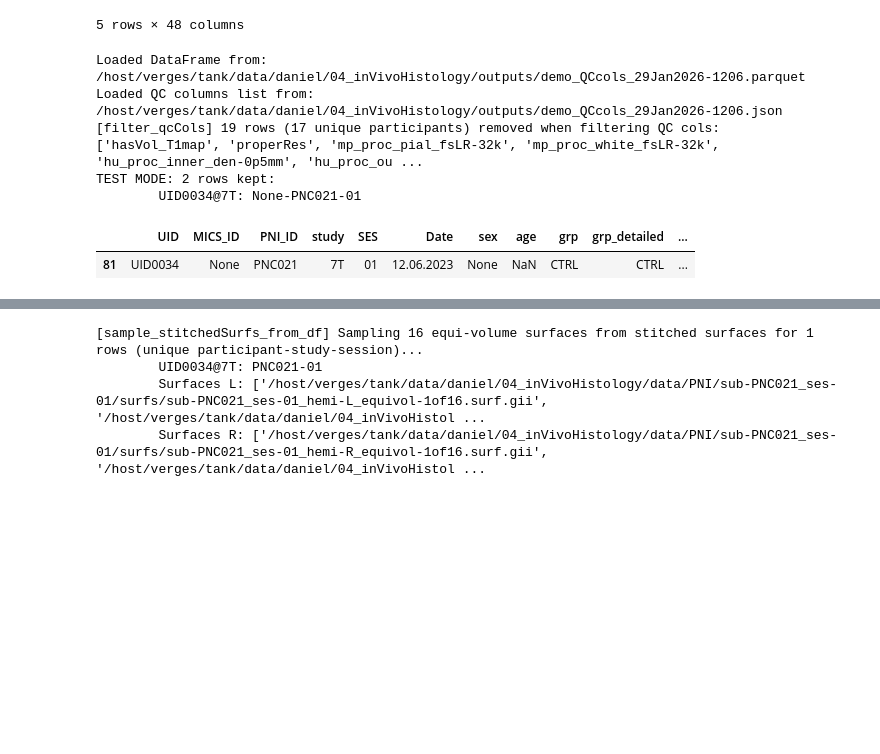
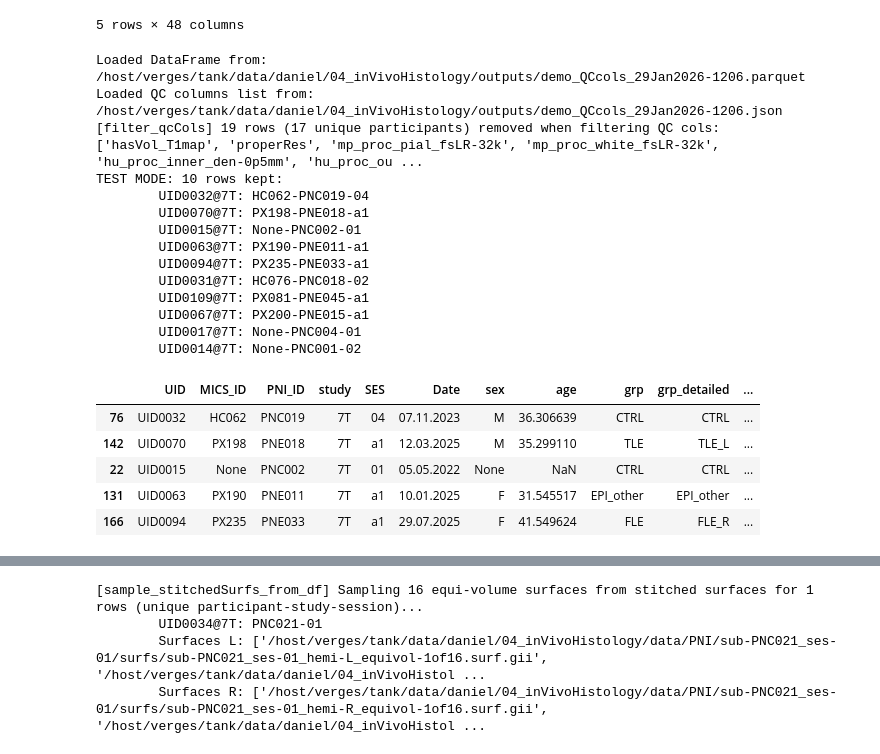
Before and after one commit to mendelsonD/invivohist, a Jupyter notebook: main.ipynb, the cells around one changed output, grey strips where cells are left out. Saved outputs shown, nothing was run; the diff lists cells and outputs as text; code cells hidden in the pictures; blank space fills up the shorter version.

Commit message:
Tested stitching, masking, equivolumetric sampling

```diff
--- a/main.ipynb
+++ b/main.ipynb
@@ -23,8 +24,8 @@ import dataChecks as check
 # %%
 # parameters
 
-test = True
-test_n = 2
+test = False
+test_n = 10
 verbose = True
 
 demographics_pth = '/host/verges/tank/data/daniel/00_commonUtils/01_demographics/02_combined/demographics_23Jan2026-161349.csv'
@@ -34,6 +35,18 @@ dirs_project = {
     'dir_data': 'data/',
     'dir_out': 'outputs/'
 }
+
+mask_info = {
+    'perform': True,
+    'dir_root': '/host/verges/tank/data/daniel/04_inVivoHistology/code/resources',
+    'maskName': 'Mesial Temporal Mask',
+    'maskSuffix': 'mesialTemp',
+    'surfs_stitched_mask': "stitch_ctx-glsr_hipp-DK25_05Feb2026_mesialTemporal_mask.gii",
+    'surfs_stitched_lbls': "code/resources/stitch_lblVals_ctx-glsr_hipp-DK25_05Feb2026_mesialTemporal_masked.label.gii"
+}
+
+if test:
+    dirs_project['dir_data'] = os.path.join(dirs_project['dir_data'], 'test/')
 
 features = ["T1map"]
 
@@ -65,6 +78,9 @@ MICS = {
     'dir_hu': 'hippunfold_v1.3.0/hippunfold/', # update to v2?
 }
 
+
+
+
 varsOfInterest = ['UID', 'MICS_ID', 'PNI_ID', 'study', 'SES', 'Date', 'sex', 'age', 'grp','grp_detailed']
 
 study_dicts = [PNI, MICS]
@@ -128,37 +144,49 @@ if do_checks:
 # %%
 # filter based on QC columns
 reimport = False
 if "demo_volSurf_check" not in locals() or reimport:
     common_pth = "/host/verges/tank/data/daniel/04_inVivoHistology/outputs/demo_QCcols_29Jan2026-1206"
     demo_volSurf_check = pd.read_parquet(f"{common_pth}.parquet")
     qc_cols = json.load(open(f"{common_pth}.json"))
     print(f"Loaded DataFrame from: {common_pth}.parquet")
     print(f"Loaded QC columns list from: {common_pth}.json")
 
 # filter out bad QC
 qc_cols_present = [col for col in qc_cols if col in demo_volSurf_check.columns]
 demo_qc, rm_rows = check.filter_qcCols(demo_volSurf_check, qc_cols)
 
 
-
 if test:
     # take random sample of test_n subjects
-    #demo_qc = demo_qc.sample(n=test_n)
+    demo_qc = demo_qc.sample(n=test_n)
 
     # take specific row:
-    demo_qc = demo_qc.loc[demo_qc['PNI_ID'] == 'PNC021']
+    #demo_qc = demo_qc.loc[demo_qc['PNI_ID'] == 'PNC021']
 
     print(f"TEST MODE: {test_n} rows kept:")
     for idx, row in demo_qc.iterrows():
         print(f"\t{row['UID']}@{row['study']}: {row['MICS_ID']}-{row['PNI_ID']}-{row['SES']}")
 
 demo_qc.head()
 # %% [output]
 Loaded DataFrame from: /host/verges/tank/data/daniel/04_inVivoHistology/outputs/demo_QCcols_29Jan2026-1206.parquet
 Loaded QC columns list from: /host/verges/tank/data/daniel/04_inVivoHistology/outputs/demo_QCcols_29Jan2026-1206.json
 [filter_qcCols] 19 rows (17 unique participants) removed when filtering QC cols: ['hasVol_T1map', 'properRes', 'mp_proc_pial_fsLR-32k', 'mp_proc_white_fsLR-32k', 'hu_proc_inner_den-0p5mm', 'hu_proc_ou ...
-TEST MODE: 2 rows kept:
-        UID0034@7T: None-PNC021-01
+TEST MODE: 10 rows kept:
+        UID0032@7T: HC062-PNC019-04
+        UID0070@7T: PX198-PNE018-a1
+        UID0015@7T: None-PNC002-01
+        UID0063@7T: PX190-PNE011-a1
+        UID0094@7T: PX235-PNE033-a1
+        UID0031@7T: HC076-PNC018-02
+        UID0109@7T: PX081-PNE045-a1
+        UID0067@7T: PX200-PNE015-a1
+        UID0017@7T: None-PNC004-01
+        UID0014@7T: None-PNC001-02
 |  | UID | MICS_ID | PNI_ID | study | SES | Date | sex | age | grp | grp_detailed | ... |
-| 81 | UID0034 | None | PNC021 | 7T | 01 | 12.06.2023 | None | NaN | CTRL | CTRL | ... |
+| 76 | UID0032 | HC062 | PNC019 | 7T | 04 | 07.11.2023 | M | 36.306639 | CTRL | CTRL | ... |
+| 142 | UID0070 | PX198 | PNE018 | 7T | a1 | 12.03.2025 | M | 35.299110 | TLE | TLE_L | ... |
+| 22 | UID0015 | None | PNC002 | 7T | 01 | 05.05.2022 | None | NaN | CTRL | CTRL | ... |
+| 131 | UID0063 | PX190 | PNE011 | 7T | a1 | 10.01.2025 | F | 31.545517 | EPI_other | EPI_other | ... |
+| 166 | UID0094 | PX235 | PNE033 | 7T | a1 | 29.07.2025 | F | 41.549624 | FLE | FLE_R | ... |
 # %%
```
Also changed, not shown: parts of 9 cells of this notebook, 11 other files.
